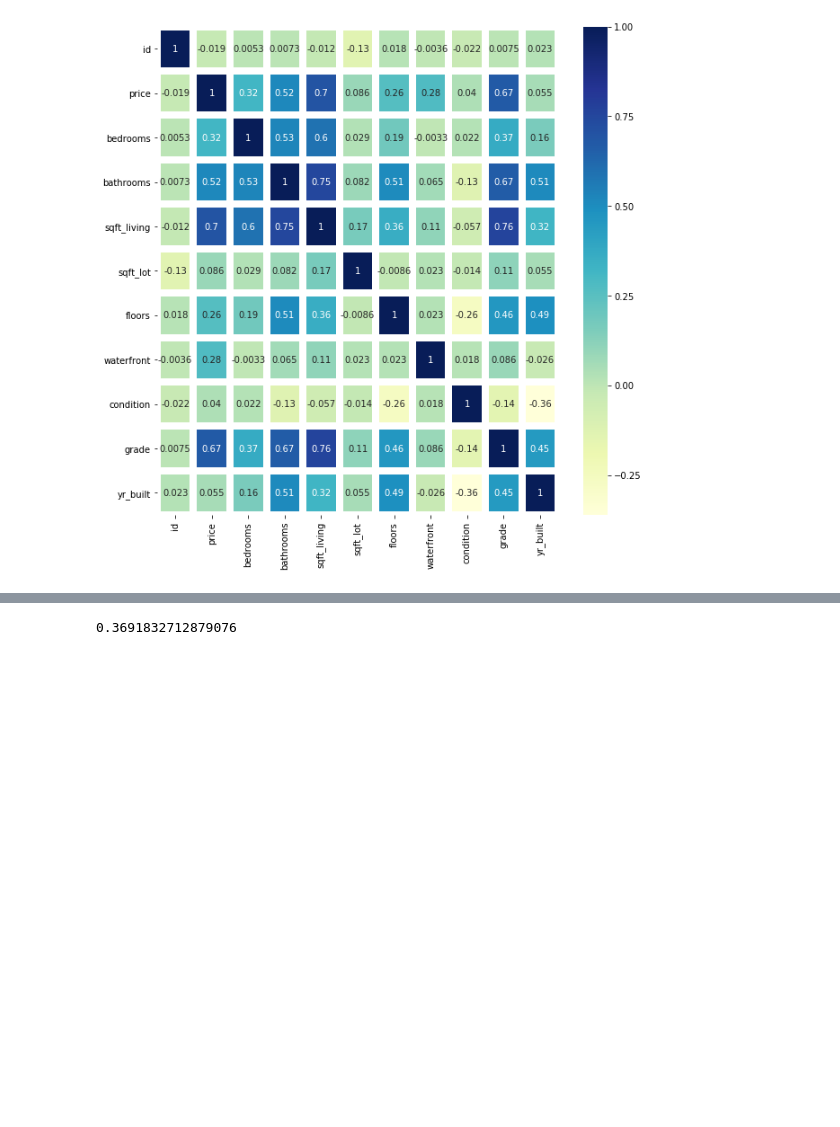
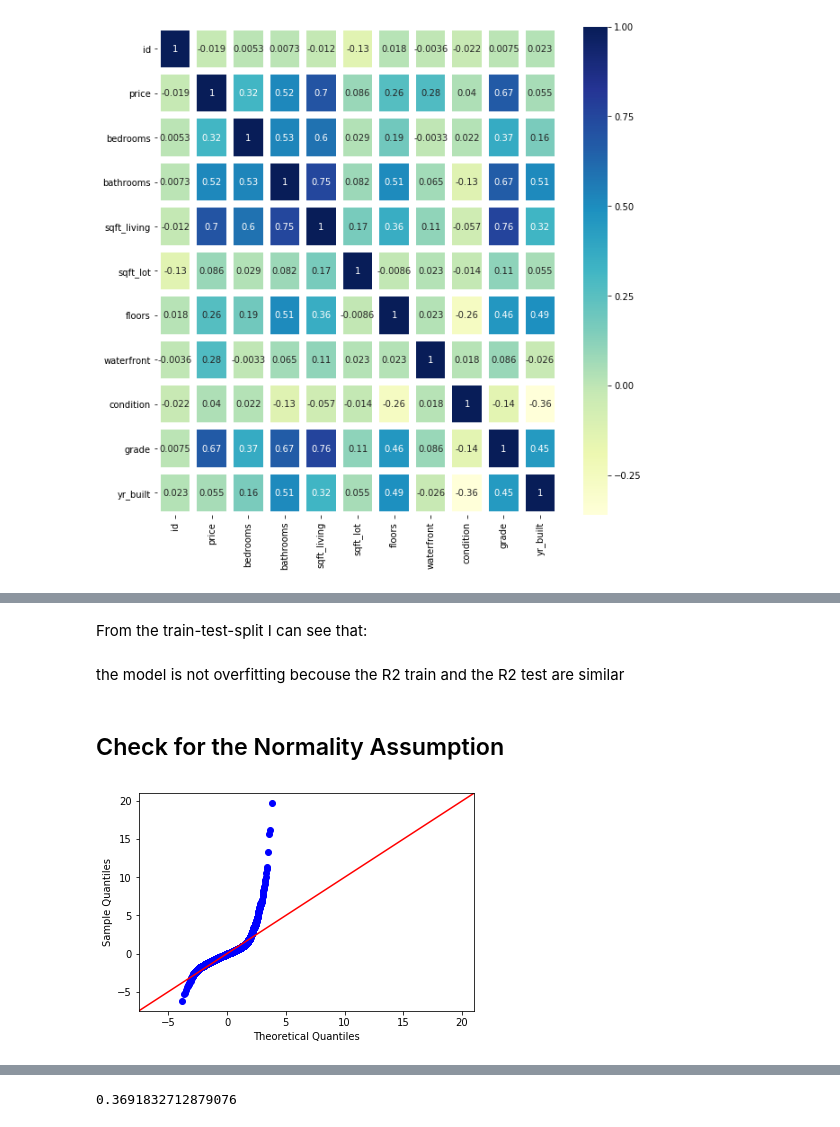
Before and after one commit to soledadmusella/dsc-mod-2-project-v2-1, a Jupyter notebook: index.ipynb, the cells around one changed output, grey strips where cells are left out. Saved outputs shown, nothing was run; the diff lists cells and outputs as text; code cells hidden in the pictures; blank space fills up the shorter version.

```diff
--- a/index.ipynb
+++ b/index.ipynb
@@ -338,0 +353,10 @@ lin_reg2.score(X_test2,y_test)
+# %% [markdown]
+From the train-test-split I can see that:
+# %% [markdown]
+the model is not overfitting becouse the R2 train and the R2 test are similar
+# %% [markdown]
+## Check for the Normality Assumption
+# %%
+fig = sm.graphics.qqplot(results2.resid, dist=stats.norm, line='45', fit=True)
+# %% [output]
+[figure, added]
```
Also changed, not shown: parts of 85 cells of this notebook, 2 other files.
